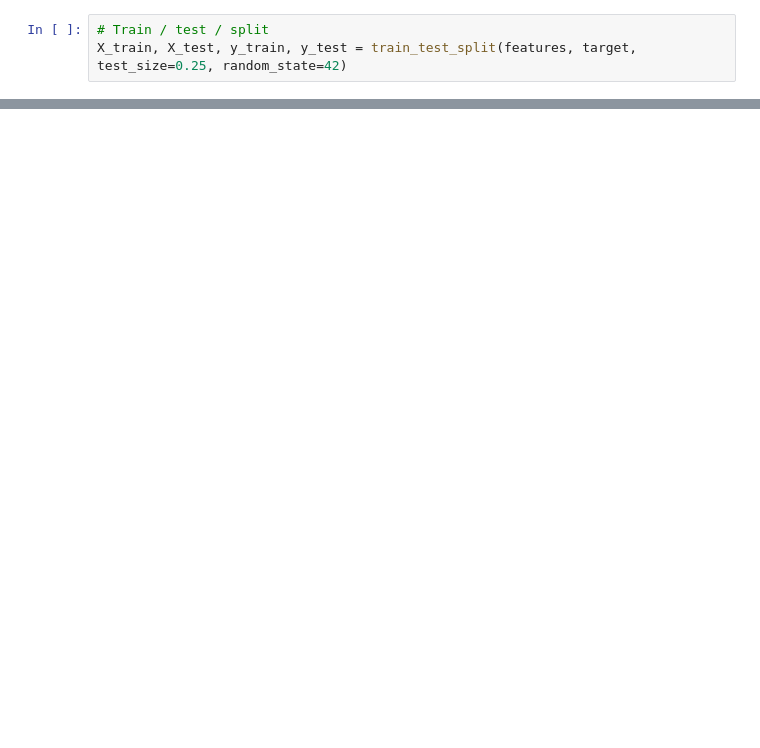
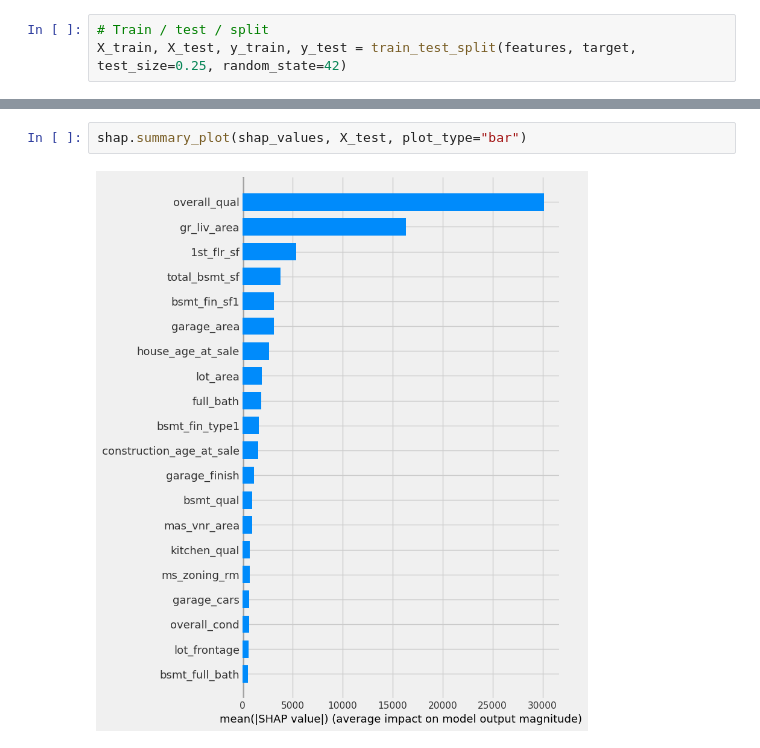
Before and after one commit to eihwood/ML-Ames-Housing, a Jupyter notebook: Ellie/ames-tree-based-models.ipynb, the cells around one changed output, grey strips where cells are left out. Saved outputs shown, nothing was run; the diff lists cells and outputs as text; blank space fills up the shorter version.

```diff
--- a/Ellie/ames-tree-based-models.ipynb
+++ b/Ellie/ames-tree-based-models.ipynb
@@ -140,0 +135,4 @@ feature_sort = np.sort(feature_importance, order='importance')[::-1]
+# %%
+shap.summary_plot(shap_values, X_test, plot_type="bar")
+# %% [output]
+[figure, added]
```
Also changed, not shown: parts of 46 cells of this notebook, 5 other files.
